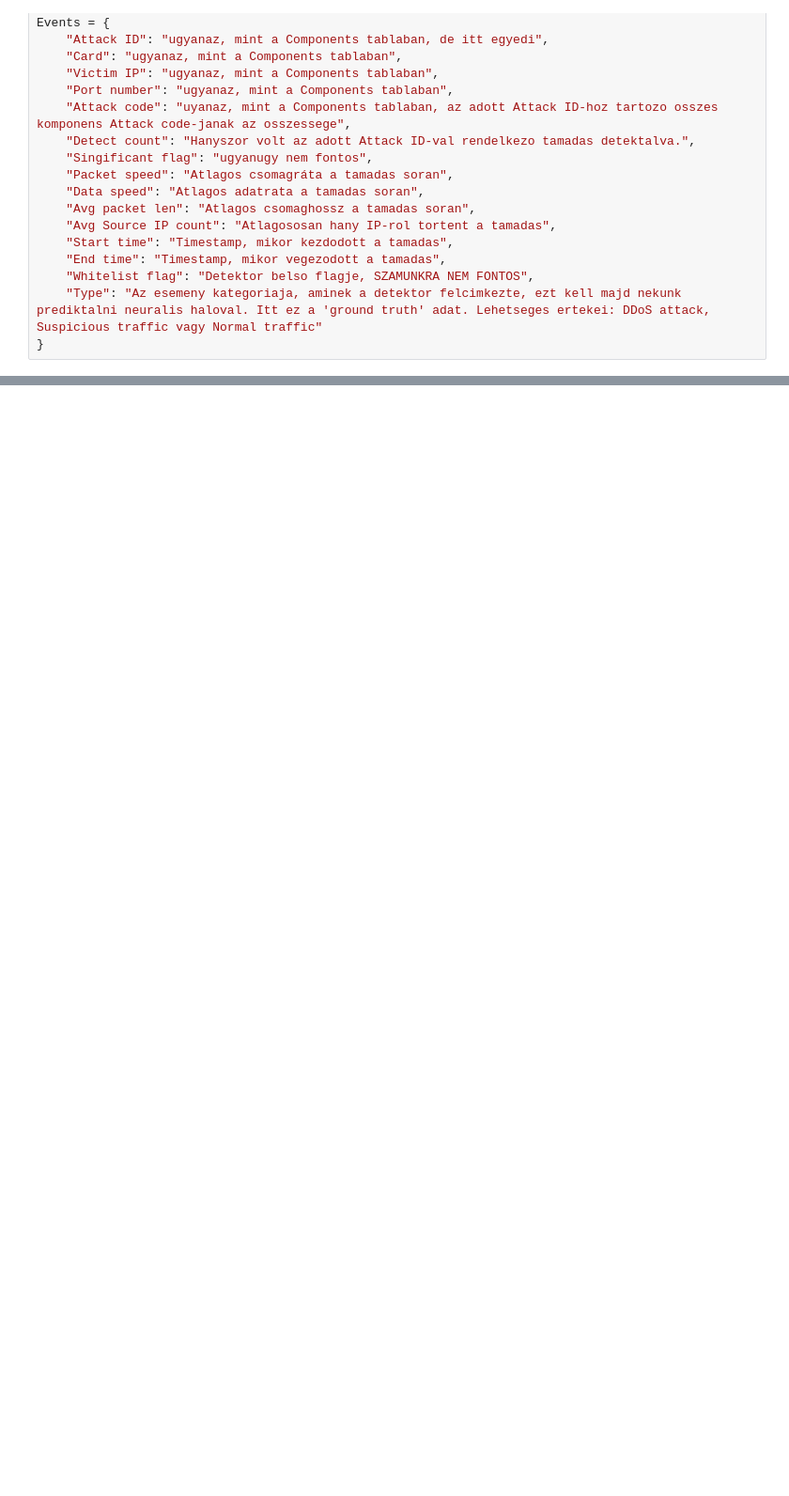
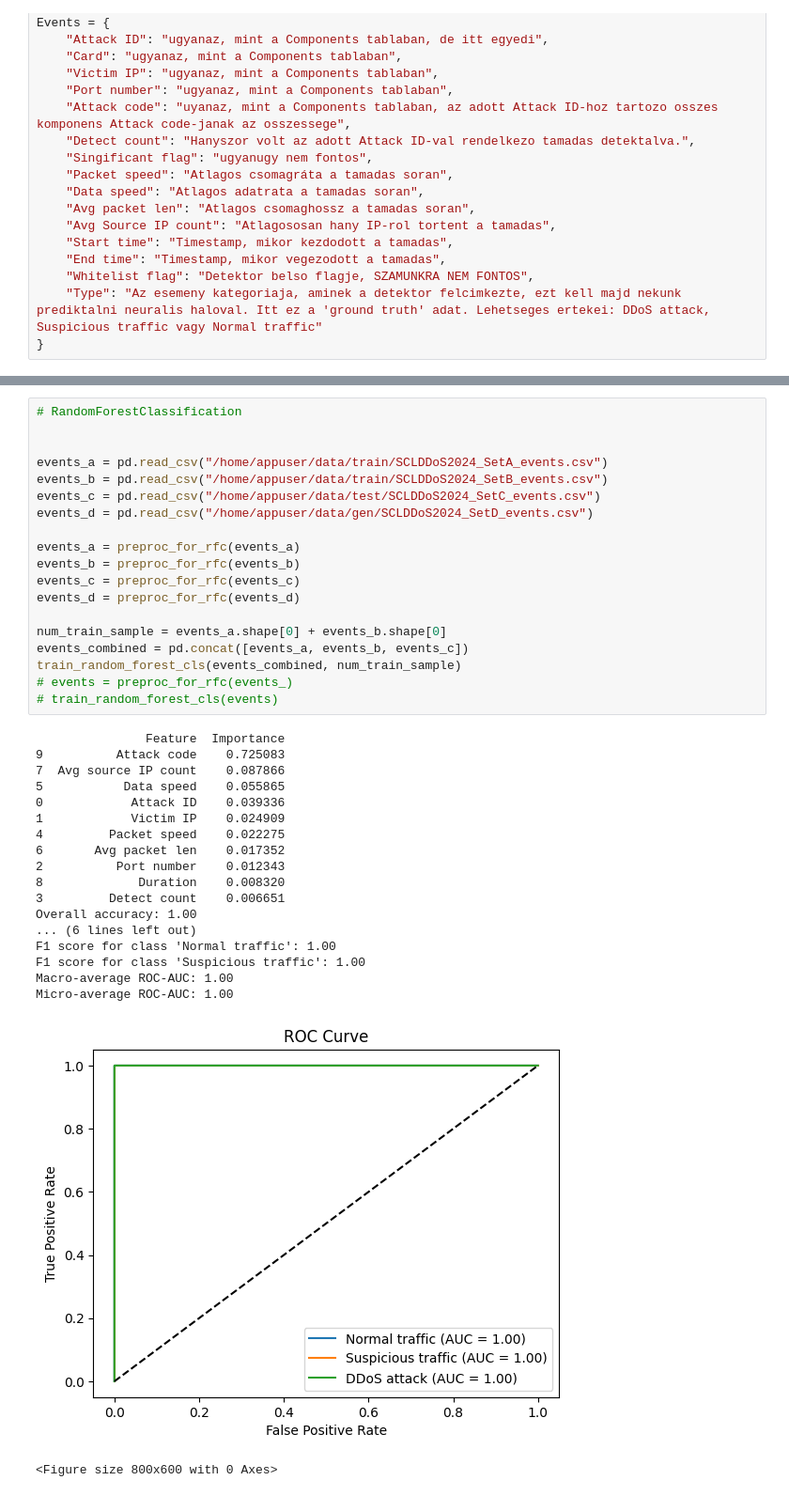
Before and after one commit to ballakrisz/HAML-DDoS, a Jupyter notebook: src/visualization/visualize_features.ipynb, the cells around one changed output, grey strips where cells are left out. Shown at 94% size. Drawn from its saved outputs; the diff is of its cells as text; blank space fills up the shorter version.

```diff
--- a/src/visualization/visualize_features.ipynb
+++ b/src/visualization/visualize_features.ipynb
@@ -54,0 +217,39 @@ Events = {
+# %%
+# RandomForestClassification
+
+
+events_a = pd.read_csv("/home/appuser/data/train/SCLDDoS2024_SetA_events.csv")
+events_b = pd.read_csv("/home/appuser/data/train/SCLDDoS2024_SetB_events.csv")
+events_c = pd.read_csv("/home/appuser/data/test/SCLDDoS2024_SetC_events.csv")
+events_d = pd.read_csv("/home/appuser/data/gen/SCLDDoS2024_SetD_events.csv")
+
+events_a = preproc_for_rfc(events_a)
+events_b = preproc_for_rfc(events_b)
+events_c = preproc_for_rfc(events_c)
+events_d = preproc_for_rfc(events_d)
+
+num_train_sample = events_a.shape[0] + events_b.shape[0]
+events_combined = pd.concat([events_a, events_b, events_c])
+train_random_forest_cls(events_combined, num_train_sample)
+# events = preproc_for_rfc(events_)
+# train_random_forest_cls(events)
+# %% [output]
+               Feature  Importance
+9          Attack code    0.725083
+7  Avg source IP count    0.087866
+5           Data speed    0.055865
+0            Attack ID    0.039336
+1            Victim IP    0.024909
+4         Packet speed    0.022275
+6       Avg packet len    0.017352
+2          Port number    0.012343
+8             Duration    0.008320
+3         Detect count    0.006651
+Overall accuracy: 1.00
+... (6 lines left out)
+F1 score for class 'Normal traffic': 1.00
+F1 score for class 'Suspicious traffic': 1.00
+Macro-average ROC-AUC: 1.00
+Micro-average ROC-AUC: 1.00
+[figure, added]
+<Figure size 800x600 with 0 Axes>
```
Also changed, not shown: parts of 6 cells of this notebook.
